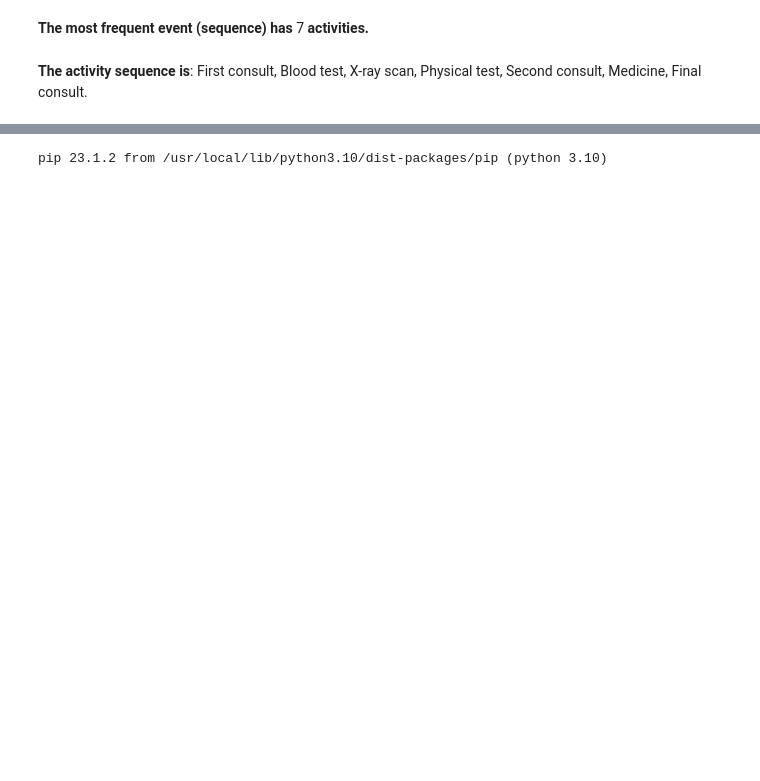
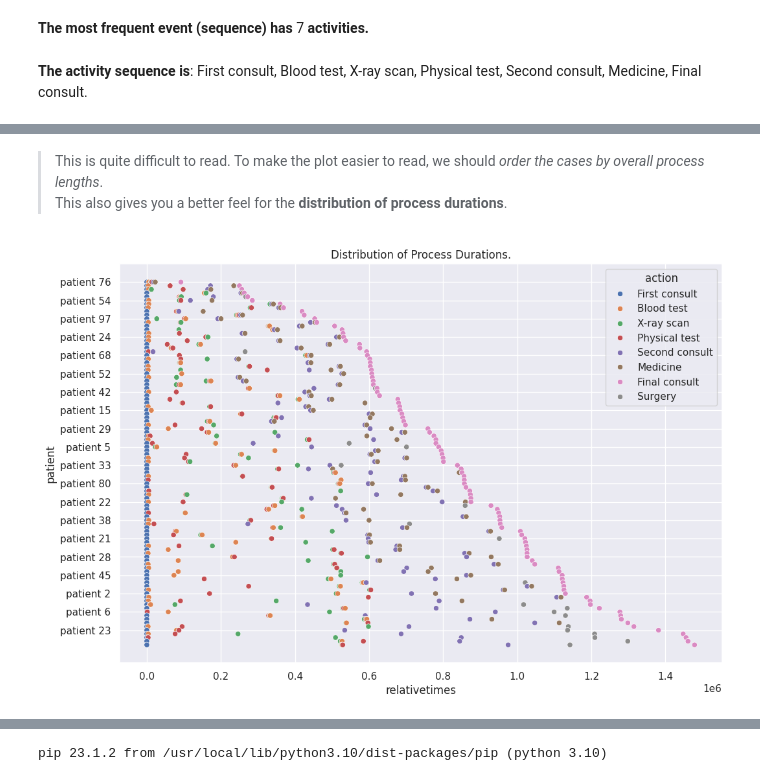
Before and after one commit to sawubona-repo/BINA-FS24-WORK, a Jupyter notebook: LB07-ProcessMining/Python/DEMO_Python_PM4PY_PatientPathways.ipynb, the cells around one changed output, grey strips where cells are left out. Drawn from its saved outputs; the diff is of its cells as text; code cells hidden in the pictures; blank space fills up the shorter version.

```diff
--- a/LB07-ProcessMining/Python/DEMO_Python_PM4PY_PatientPathways.ipynb
+++ b/LB07-ProcessMining/Python/DEMO_Python_PM4PY_PatientPathways.ipynb
@@ -176,0 +50,5 @@ patientX = events[events['patient'].isin(selected_patients)]
+# %%
+logfilePATH = 'https://raw.githubusercontent.com/sawubona-repo/BINA-FS24-WORK/main/LB07-ProcessMining/Python/'
+logfileNAME = 'Data_ArtificialPatientTreatment.csv'
+
+eventlogFILE = logfilePATH + logfileNAME
@@ -205,0 +281,20 @@ printmd('**The activity sequence is**:  {}.'.format(', '.join(most_frequent_even
+# %% [markdown]
+> This is quite difficult to read. To make the plot easier to read, we should *order the cases by overall process lengths*.
+ This also gives you a better feel for the **distribution of process durations**.
+# %%
+## Order by the Case length
+ordered = events.sort_values(by=['caselength', 'patient', 'relativetimes'])
+
+# Ordered dotted chart of event occurrences within each case (patient)
+ax = sns.scatterplot(x=ordered['relativetimes'],
+                     y=ordered['patient'],
+                     hue=ordered['action'])
+
+# Set plot title
+plt.title('Distribution of Process Durations.');
+
+plt.yticks(np.arange(min(patientnums), max(patientnums)+1, 5));
+
+plt.show()
+# %% [output]
+[figure, added]
```
Also changed, not shown: parts of 82 cells of this notebook, 7 other files.
